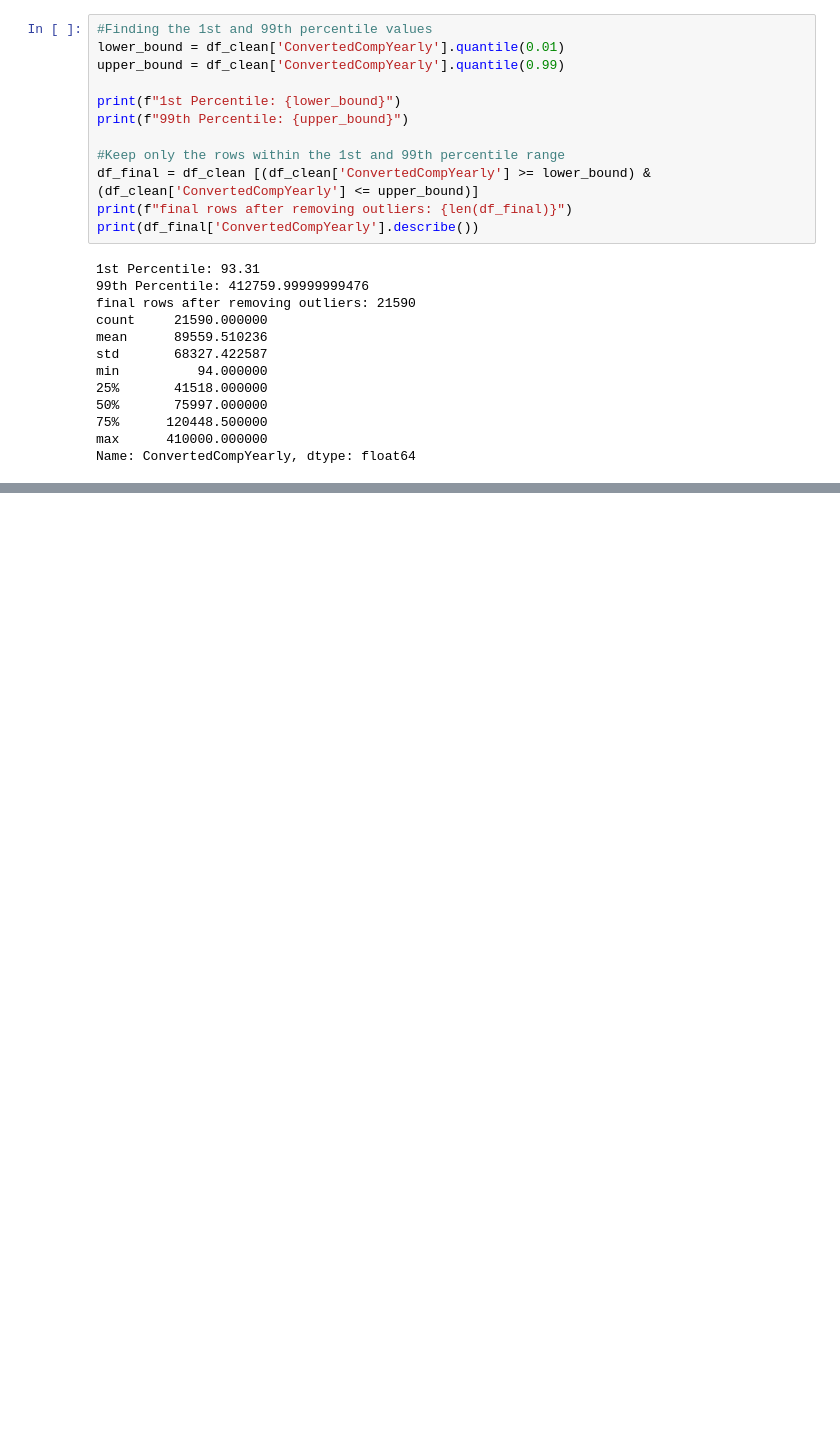
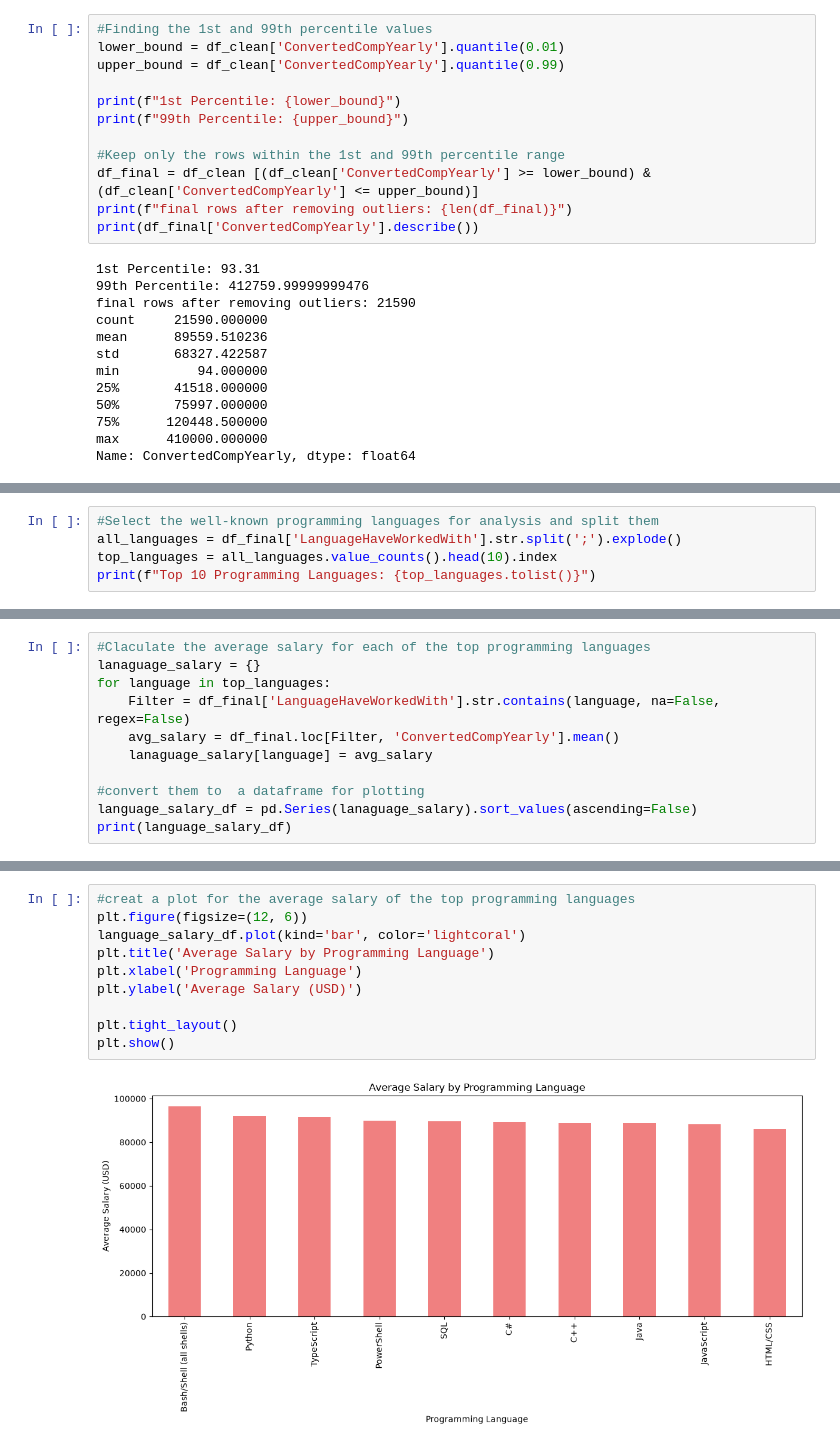
Before and after one commit to Armina-Data/prediction-salary-developer, a Jupyter notebook: 01_data_exploration.ipynb, the cells around one changed output, grey strips where cells are left out. Saved outputs shown, nothing was run; the diff lists cells and outputs as text; blank space fills up the shorter version.

```diff
--- a/01_data_exploration.ipynb
+++ b/01_data_exploration.ipynb
@@ -128,0 +192,5 @@ Name: ConvertedCompYearly, dtype: float64
+# %%
+#Select the well-known programming languages for analysis and split them
+all_languages = df_final['LanguageHaveWorkedWith'].str.split(';').explode()
+top_languages = all_languages.value_counts().head(10).index
+print(f"Top 10 Programming Languages: {top_languages.tolist()}")
@@ -128,0 +199,11 @@ Name: ConvertedCompYearly, dtype: float64
+# %%
+#Claculate the average salary for each of the top programming languages
+lanaguage_salary = {}
+for language in top_languages:
+    Filter = df_final['LanguageHaveWorkedWith'].str.contains(language, na=False, regex=False)
+    avg_salary = df_final.loc[Filter, 'ConvertedCompYearly'].mean()
+    lanaguage_salary[language] = avg_salary
+
+#convert them to  a dataframe for plotting
+language_salary_df = pd.Series(lanaguage_salary).sort_values(ascending=False)
+print(language_salary_df)
@@ -128,0 +222,12 @@ Name: ConvertedCompYearly, dtype: float64
+# %%
+#creat a plot for the average salary of the top programming languages
+plt.figure(figsize=(12, 6))
+language_salary_df.plot(kind='bar', color='lightcoral')
+plt.title('Average Salary by Programming Language')
+plt.xlabel('Programming Language')
+plt.ylabel('Average Salary (USD)')
+
+plt.tight_layout()
+plt.show()
+# %% [output]
+[figure, added]
```
Also changed, not shown: parts of 11 cells of this notebook.
